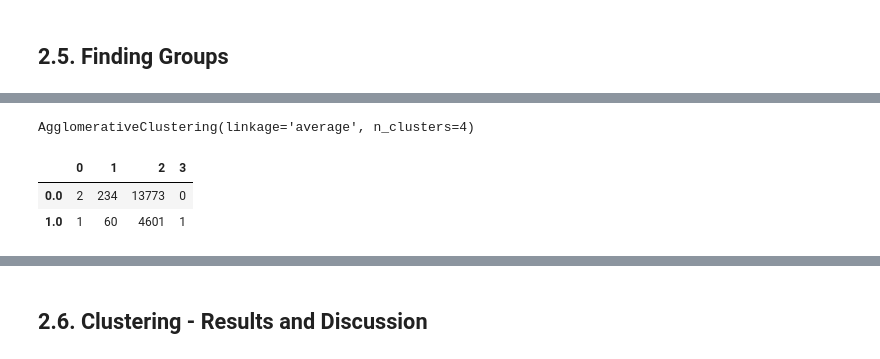
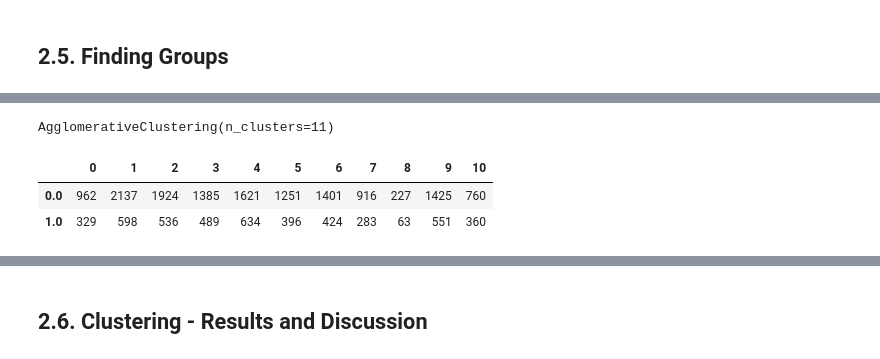
Before and after one commit to F-Madruga/Donation_Dataset_Predictions_FCUL, a Jupyter notebook: AA_202021_Project.ipynb, the cells around one changed output, grey strips where cells are left out. Saved outputs shown, nothing was run; the diff lists cells and outputs as text; code cells hidden in the pictures.

```diff
--- a/AA_202021_Project.ipynb
+++ b/AA_202021_Project.ipynb
@@ -1300,19 +959,20 @@ df
 # %%
 from sklearn.cluster import AgglomerativeClustering
 
-hca = AgglomerativeClustering(linkage ="average", n_clusters=4)
+hca = AgglomerativeClustering(n_clusters=11, affinity='euclidean', linkage='ward')
 hca = hca.fit(donor_X)
 hca
 # %% [output]
-AgglomerativeClustering(linkage='average', n_clusters=4)
+AgglomerativeClustering(n_clusters=11)
 # %%
+from sklearn.metrics.cluster import contingency_matrix
 cm=contingency_matrix(donor_y, hca.labels_)
-df=pd.DataFrame(cm)
-animals=list(set(donor_y))
-animals.sort()
-df.index=animals
-df
+cm=pd.DataFrame(cm)
+targets=list(set(donor_y))
+targets.sort()
+cm.index=targets
+cm
 # %% [output]
-|  | 0 | 1 | 2 | 3 |
-| 0.0 | 2 | 234 | 13773 | 0 |
-| 1.0 | 1 | 60 | 4601 | 1 |
+|  | 0 | 1 | 2 | 3 | 4 | 5 | 6 | 7 | 8 | 9 | 10 |
+| 0.0 | 962 | 2137 | 1924 | 1385 | 1621 | 1251 | 1401 | 916 | 227 | 1425 | 760 |
+| 1.0 | 329 | 598 | 536 | 489 | 634 | 396 | 424 | 283 | 63 | 551 | 360 |
```
Also changed, not shown: parts of 69 cells of this notebook.
